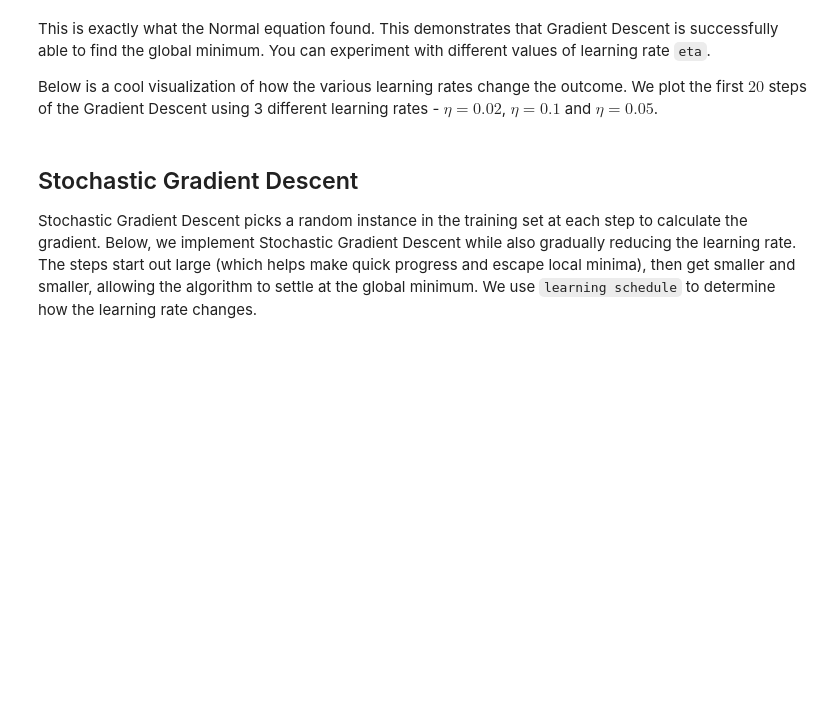
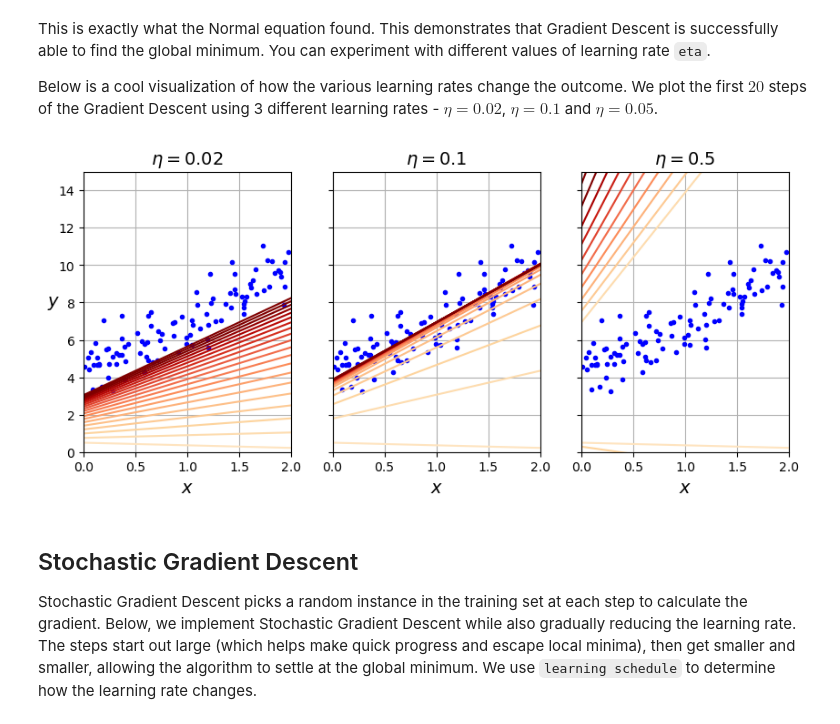
Before and after one commit to SaidAit01/Machine-Learning-Labs, a Jupyter notebook: MachineLearningBasicsAndRegression.ipynb, the cells around one changed output. Cells and saved outputs as stored; diff of their text form; code cells hidden in the pictures; blank space fills up the shorter version.

Commit message:
gradient descent implementation

```diff
--- a/MachineLearningBasicsAndRegression.ipynb
+++ b/MachineLearningBasicsAndRegression.ipynb
@@ -298,45 +309,60 @@ This is exactly what the Normal equation found. This demonstrates that Gradient
 
 Below is a cool visualization of how the various learning rates change the outcome. We plot the first $20$ steps of the Gradient Descent using 3 different learning rates - $\eta = 0.02$, $\eta = 0.1$ and $\eta = 0.05$.
 # %%
-# Uncomment and run the below code
+import numpy as np
+import matplotlib as mpl
+import matplotlib.pyplot as plt
 
+# --- Generate synthetic data (Linear Regression example) ---
+np.random.seed(42)
+m = 100
+X = 2 * np.random.rand(m, 1)  # random x values between 0 and 2
+y = 4 + 3 * X + np.random.randn(m, 1)  # y = 4 + 3x + noise
 
-# import matplotlib as mpl
+# Add bias term (column of ones) to X
+X_b = np.c_[np.ones((m, 1)), X]
 
-# def plot_gradient_descent(theta, eta):
-#     m = len(X_b)
-#     plt.plot(X, y, "b.")
-#     n_epochs = 1000
-#     n_shown = 20
-#     theta_path = []
-#     for epoch in range(n_epochs):
-#         if epoch < n_shown:
-#             y_predict = X_new_b @ theta
-#             color = mpl.colors.rgb2hex(plt.cm.OrRd(epoch / n_shown + 0.15))
-#             plt.plot(X_new, y_predict, linestyle="solid", color=color)
-#         gradients = 2 / m * X_b.T @ (X_b @ theta - y)
-#         theta = theta - eta * gradients
-#         theta_path.append(theta)
-#     plt.xlabel("$x$")
-#     plt.axis([0, 2, 0, 15])
-#     plt.grid()
-#     plt.title(fr"$\eta = {eta}$")
-#     return theta_path
+# X_new is a range of x values for smooth plotting
+X_new = np.linspace(0, 2, 100).reshape(-1, 1)
+X_new_b = np.c_[np.ones((100, 1)), X_new]
 
-# np.random.seed(42)
-# theta = np.random.randn(2, 1)  # random initialization
+# --- Plotting function ---
+def plot_gradient_descent(theta, eta):
+    m = len(X_b)
+    plt.plot(X, y, "b.")
+    n_epochs = 1000
+    n_shown = 20
+    theta_path = []
+    for epoch in range(n_epochs):
+        if epoch < n_shown:
+            y_predict = X_new_b @ theta
+            color = mpl.colors.rgb2hex(plt.cm.OrRd(epoch / n_shown + 0.15))
+            plt.plot(X_new, y_predict, linestyle="solid", color=color)
+        gradients = 2 / m * X_b.T @ (X_b @ theta - y)
+        theta = theta - eta * gradients
+        theta_path.append(theta)
+    plt.xlabel("$x$")
+    plt.axis([0, 2, 0, 15])
+    plt.grid()
+    plt.title(fr"$\eta = {eta}$")
+    return theta_path
 
-# plt.figure(figsize=(10, 4))
-# plt.subplot(131)
-# plot_gradient_descent(theta, eta=0.02)
-# plt.ylabel("$y$", rotation=0)
-# plt.subplot(132)
-# theta_path_bgd = plot_gradient_descent(theta, eta=0.1)
-# plt.gca().axes.yaxis.set_ticklabels([])
-# plt.subplot(133)
-# plt.gca().axes.yaxis.set_ticklabels([])
-# plot_gradient_descent(theta, eta=0.5)
-# plt.show()
+np.random.seed(42)
+theta = np.random.randn(2, 1)  # random initialization
+
+plt.figure(figsize=(10, 4))
+plt.subplot(131)
+plot_gradient_descent(theta, eta=0.02)
+plt.ylabel("$y$", rotation=0)
+plt.subplot(132)
+theta_path_bgd = plot_gradient_descent(theta, eta=0.1)
+plt.gca().axes.yaxis.set_ticklabels([])
+plt.subplot(133)
+plt.gca().axes.yaxis.set_ticklabels([])
+plot_gradient_descent(theta, eta=0.5)
+plt.show()
+# %% [output]
+[figure, added]
 # %% [markdown]
 ## Stochastic Gradient Descent
 
```
Also changed, not shown: parts of 9 cells of this notebook.
